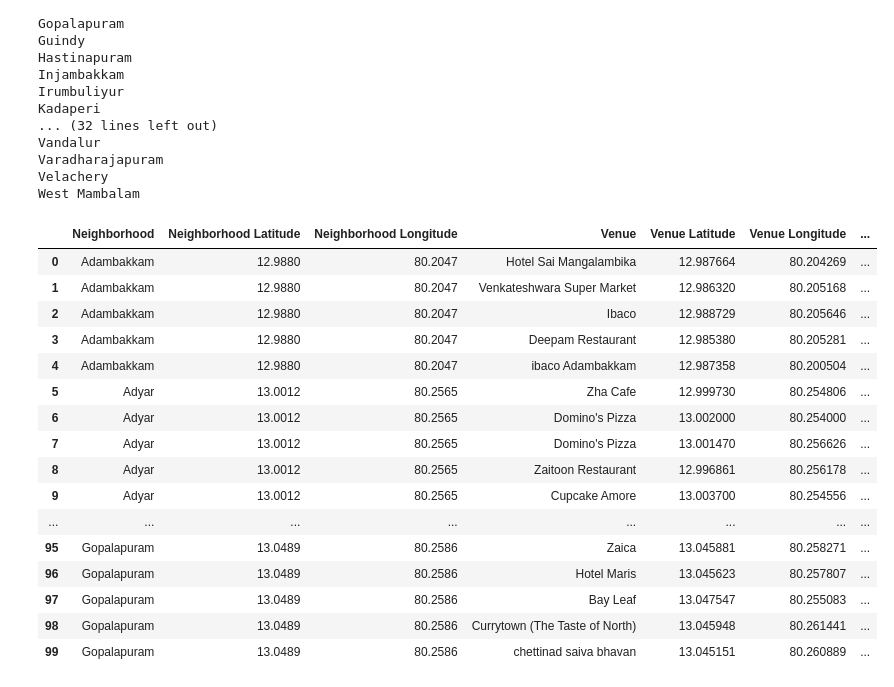
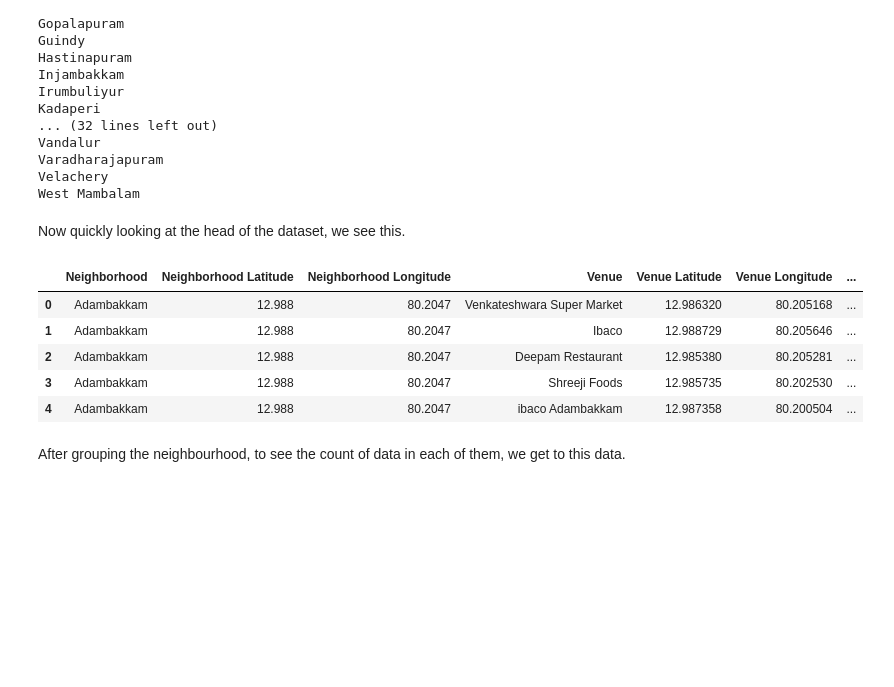
Before and after one commit to sivnalsamsni/Coursera_Capstone, a Jupyter notebook: Final capstone project.ipynb, the cells around one changed output. Drawn from its saved outputs; the diff is of its cells as text; code cells hidden in the pictures; blank space fills up the shorter version.

```diff
--- a/Final capstone project.ipynb
+++ b/Final capstone project.ipynb
@@ -87,11 +61,3 @@ longitude = location.longitude
 print('The geograpical coordinate of Chennai is {}, {}.'.format(latitude, longitude))
 # %% [output]
 The geograpical coordinate of Chennai is 13.0836939, 80.270186.
-# %%
-address = 'Chengalpattu'
-
-geolocator = Nominatim(user_agent="ch-explorer")
-location = geolocator.geocode(address)
-latitude = location.latitude
-longitude = location.longitude
-print('The geograpical coordinate of Chennai is {}, {}.'.format(latitude, longitude))
@@ -101,7 +67,7 @@ The geograpical coordinate of Chennai is 12.6840886, 79.9836371.
 map_ch = folium.Map(location=[latitude, longitude], zoom_start=11)
 
 # add markers to map
-for lat, lng, neighborhood in zip(ch_df['Latitude'], ch_df['Longitude'], ch_df['Area']):
+for lat, lng, neighborhood in zip(ch_df['Latitude'], ch_df['Longitude'], ch_df['Neighborhood']):
     label = '{}'.format(neighborhood)
     label = folium.Popup(label, parse_html=True)
     folium.CircleMarker(
@@ -119,4 +87,5 @@ map_ch
 # %%
-sec_data = ch_df[ch_df['Location'] == 'South and East Chennai'].reset_index(drop=True)
+sec_data = ch_df[ch_df['Borough'] == 'South and East Chennai'].reset_index(drop=True)
+sec_data = sec_data[['Borough','Neighborhood','Latitude','Longitude']]
 sec_data.head()
 # %% [output]
@@ -183,5 +158,5 @@ def getNearbyVenues(names, latitudes, longitudes, radius=500):
 # %%
-chennai_venues = getNearbyVenues(names=sec_data['Area'],
+chennai_venues = getNearbyVenues(names=sec_data['Neighborhood'],
                                    latitudes=sec_data['Latitude'],
                                    longitudes=sec_data['Longitude']
                                   )
@@ -203,26 +178,19 @@ Vandalur
 Varadharajapuram
 Velachery
 West Mambalam
+# %% [markdown]
+Now quickly looking at the head of the dataset, we see this.
 # %%
-chennai_venues.head(100)
+chennai_venues.head()
 # %% [output]
 |  | Neighborhood | Neighborhood Latitude | Neighborhood Longitude | Venue | Venue Latitude | Venue Longitude | ... |
-| 0 | Adambakkam | 12.9880 | 80.2047 | Hotel Sai Mangalambika | 12.987664 | 80.204269 | ... |
-| 1 | Adambakkam | 12.9880 | 80.2047 | Venkateshwara Super Market | 12.986320 | 80.205168 | ... |
-| 2 | Adambakkam | 12.9880 | 80.2047 | Ibaco | 12.988729 | 80.205646 | ... |
-| 3 | Adambakkam | 12.9880 | 80.2047 | Deepam Restaurant | 12.985380 | 80.205281 | ... |
-| 4 | Adambakkam | 12.9880 | 80.2047 | ibaco Adambakkam | 12.987358 | 80.200504 | ... |
-| 5 | Adyar | 13.0012 | 80.2565 | Zha Cafe | 12.999730 | 80.254806 | ... |
-| 6 | Adyar | 13.0012 | 80.2565 | Domino's Pizza | 13.002000 | 80.254000 | ... |
-| 7 | Adyar | 13.0012 | 80.2565 | Domino's Pizza | 13.001470 | 80.256626 | ... |
-| 8 | Adyar | 13.0012 | 80.2565 | Zaitoon Restaurant | 12.996861 | 80.256178 | ... |
-| 9 | Adyar | 13.0012 | 80.2565 | Cupcake Amore | 13.003700 | 80.254556 | ... |
-| ... | ... | ... | ... | ... | ... | ... | ... |
-| 95 | Gopalapuram | 13.0489 | 80.2586 | Zaica | 13.045881 | 80.258271 | ... |
-| 96 | Gopalapuram | 13.0489 | 80.2586 | Hotel Maris | 13.045623 | 80.257807 | ... |
-| 97 | Gopalapuram | 13.0489 | 80.2586 | Bay Leaf | 13.047547 | 80.255083 | ... |
-| 98 | Gopalapuram | 13.0489 | 80.2586 | Currytown (The Taste of North) | 13.045948 | 80.261441 | ... |
-| 99 | Gopalapuram | 13.0489 | 80.2586 | chettinad saiva bhavan | 13.045151 | 80.260889 | ... |
+| 0 | Adambakkam | 12.988 | 80.2047 | Venkateshwara Super Market | 12.986320 | 80.205168 | ... |
+| 1 | Adambakkam | 12.988 | 80.2047 | Ibaco | 12.988729 | 80.205646 | ... |
+| 2 | Adambakkam | 12.988 | 80.2047 | Deepam Restaurant | 12.985380 | 80.205281 | ... |
+| 3 | Adambakkam | 12.988 | 80.2047 | Shreeji Foods | 12.985735 | 80.202530 | ... |
+| 4 | Adambakkam | 12.988 | 80.2047 | ibaco Adambakkam | 12.987358 | 80.200504 | ... |
+# %% [markdown]
+After grouping the neighbourhood, to see the count of data in each of them, we get to this data.
 # %%
 chennai_venues.groupby(["Neighborhood"]).count()
 # %% [output]
```
Also changed, not shown: parts of 64 cells of this notebook.
